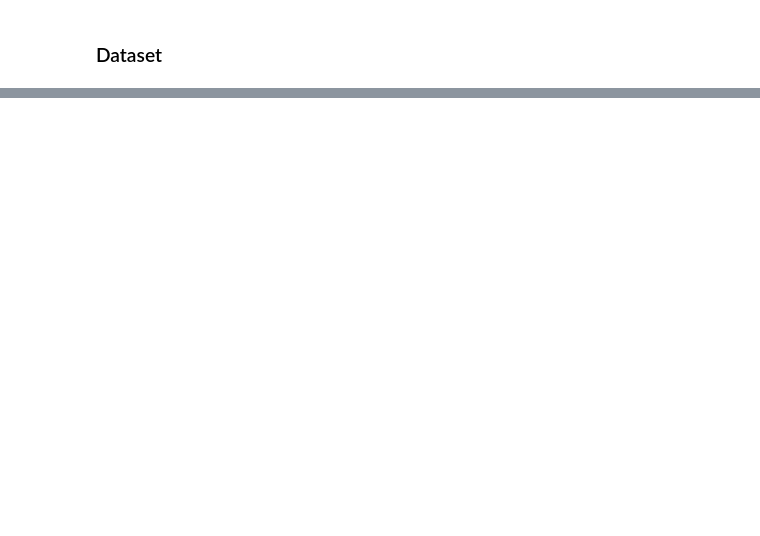
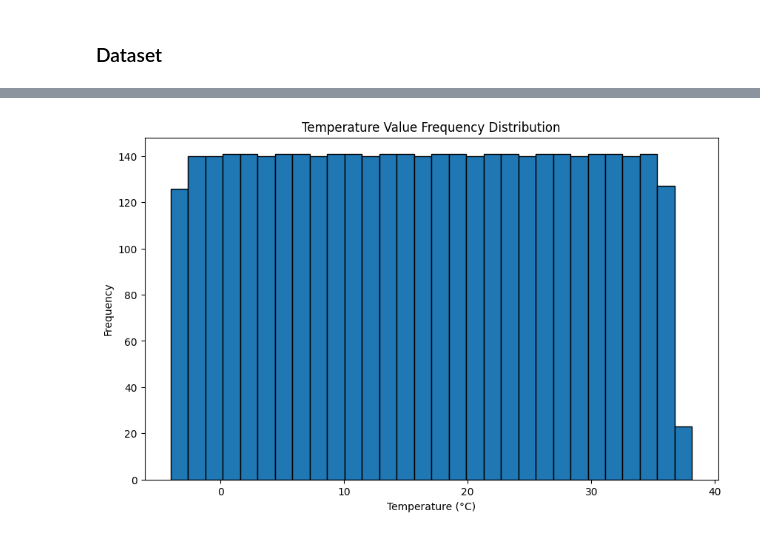
Before and after one commit to FedericoSabbadini/patchAliasing, a Jupyter notebook: dataset/dataset.ipynb, the cells around one changed output, grey strips where cells are left out. Drawn from its saved outputs; the diff is of its cells as text; code cells hidden in the pictures; blank space fills up the shorter version.

```diff
--- a/dataset/dataset.ipynb
+++ b/dataset/dataset.ipynb
@@ -122,0 +220,18 @@ context_df.to_csv("Dataset-SolarTechLabEngineered.csv", index=False)
+# %%
+# Graph 2: Temperature val frequency distribution
+
+fig, ax = plt.subplots(figsize=(10, 6))
+temperatures = df["Temp_Celsius"].dropna().drop_duplicates().sort_values(ascending=True)  # Drop null values for temperature
+temperatures = temperatures[temperatures > -263.15]  # Filter out temperatures below absolute zero
+min = temperatures.min()
+max = temperatures.max()
+ax.hist(temperatures, bins=30, edgecolor='black')
+ax.set_xlabel("Temperature (°C)")
+ax.set_ylabel("Frequency")
+ax.set_title("Temperature Value Frequency Distribution")
+plt.show()
+
+save_path = image_path + "temperature_distribution.png"
+fig.savefig(save_path)
+# %% [output]
+[figure, added]
```
Also changed, not shown: parts of 31 cells of this notebook, 7 other files.
